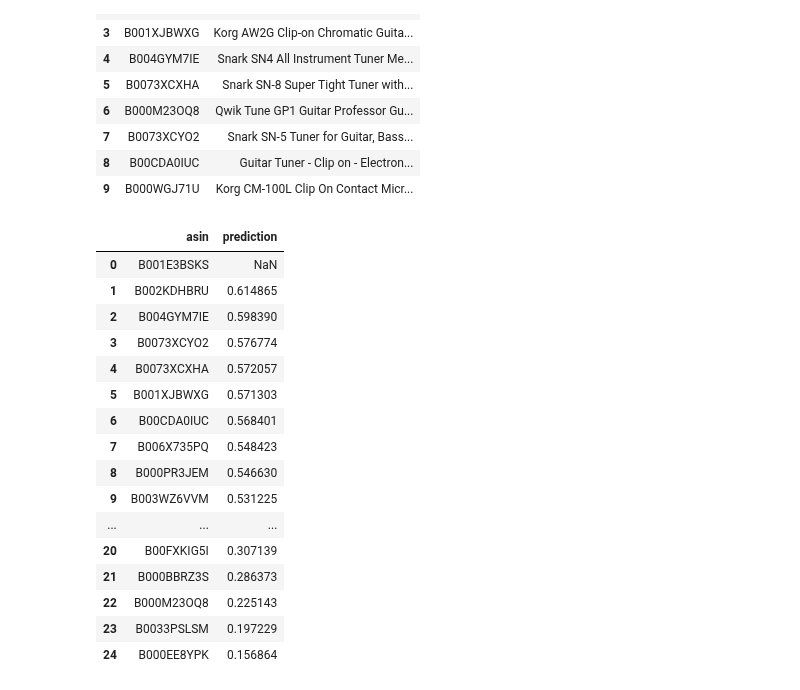
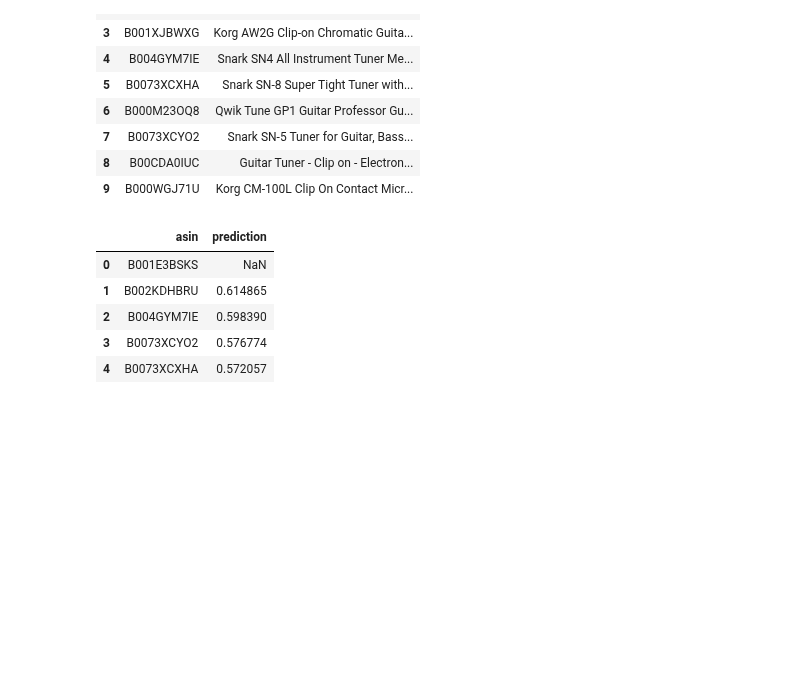
Before and after one commit to koulakis/amazon-review-qa-analysis, a Jupyter notebook: Trusted Users Insight System.ipynb, the cells around one changed output. Drawn from its saved outputs; the diff is of its cells as text; code cells hidden in the pictures; blank space fills up the shorter version.

```diff
--- a/Trusted Users Insight System.ipynb
+++ b/Trusted Users Insight System.ipynb
@@ -672,31 +677,21 @@ products_in_same_category.limit(10).toPandas()
 # %%
 from pyspark.sql.functions import avg
 
 indexed_products = indexer.transform(
     products_in_same_category.crossJoin(users_that_used_the_word))
 
 alternative_products = (recommender_system
     .transform(indexed_products)
     .groupBy('asin')
     .agg(avg(col('prediction')).alias('prediction'))
-    .sort('prediction', ascending=False))
+    .sort('prediction', ascending=False)
+    .limit(5))
 
 alternative_products.toPandas()
 # %% [output]
 |  | asin | prediction |
 | 0 | B001E3BSKS | NaN |
 | 1 | B002KDHBRU | 0.614865 |
 | 2 | B004GYM7IE | 0.598390 |
 | 3 | B0073XCYO2 | 0.576774 |
 | 4 | B0073XCXHA | 0.572057 |
-| 5 | B001XJBWXG | 0.571303 |
-| 6 | B00CDA0IUC | 0.568401 |
-| 7 | B006X735PQ | 0.548423 |
-| 8 | B000PR3JEM | 0.546630 |
-| 9 | B003WZ6VVM | 0.531225 |
-| ... | ... | ... |
-| 20 | B00FXKIG5I | 0.307139 |
-| 21 | B000BBRZ3S | 0.286373 |
-| 22 | B000M23OQ8 | 0.225143 |
-| 23 | B0033PSLSM | 0.197229 |
-| 24 | B000EE8YPK | 0.156864 |
```
Also changed, not shown: parts of 5 cells of this notebook.
